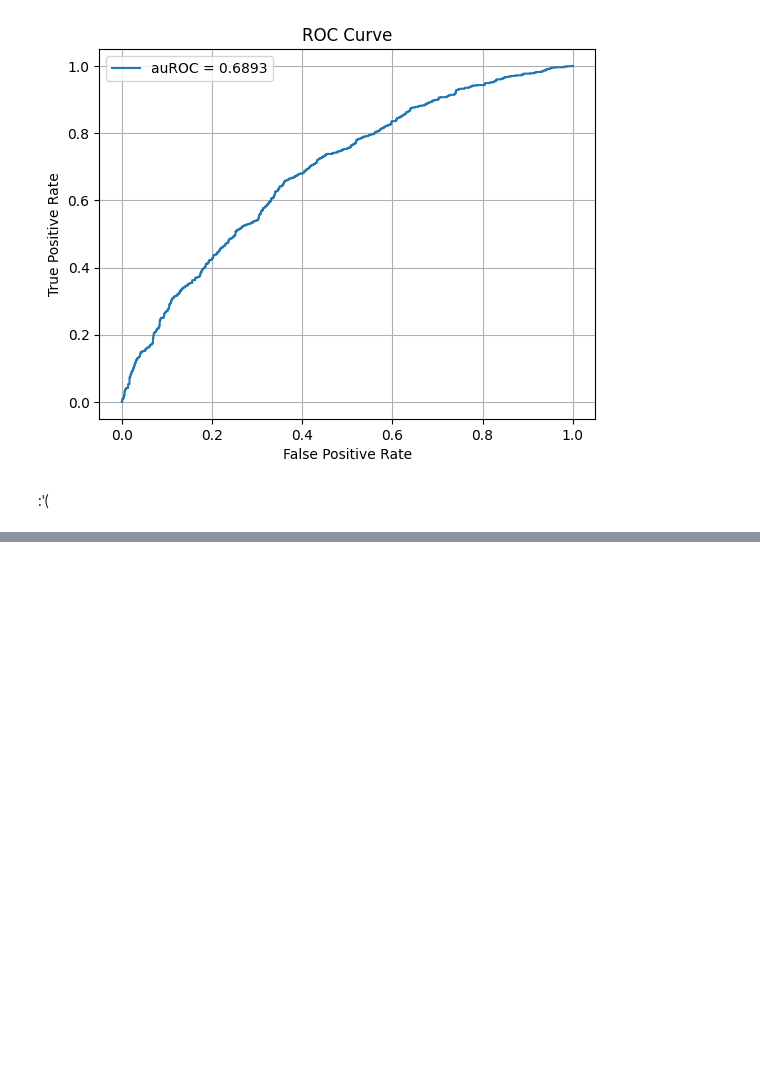
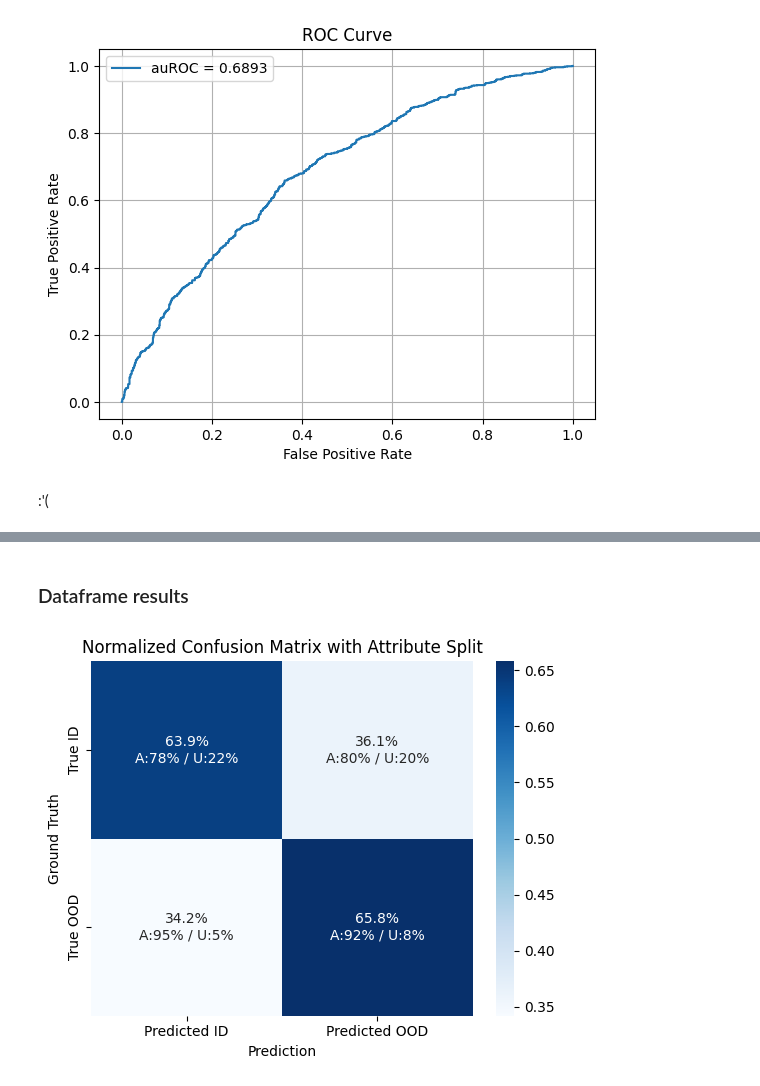
Before and after one commit to LilaR66/ood_for_hallucination_detection, a Jupyter notebook: notebooks/ood_main_notebook.ipynb, the cells around one changed output, grey strips where cells are left out. Drawn from its saved outputs; the diff is of its cells as text; code cells hidden in the pictures; blank space fills up the shorter version.

```diff
--- a/notebooks/ood_main_notebook.ipynb
+++ b/notebooks/ood_main_notebook.ipynb
@@ -981,0 +952,17 @@ Recall: 0.9200
+# %% [markdown]
+### Dataframe results
+# %%
+# Plot confusion matrix with unanswerable/answerable split
+# -----------------------------------
+from src.analysis.visual_analysis import compute_confusion_matrix_with_attribute_split
+
+compute_confusion_matrix_with_attribute_split(
+    y_true=y_true_thresh,
+    y_pred=y_pred_thresh,
+    attribute=df_result["is_unanswerable"].values,
+    attr_labels=("A", "U"),
+    attr_true_value=True,
+    normalize=True
+)
+# %% [output]
+[figure, added]
```
Also changed, not shown: parts of 33 cells of this notebook, 6 other files.
